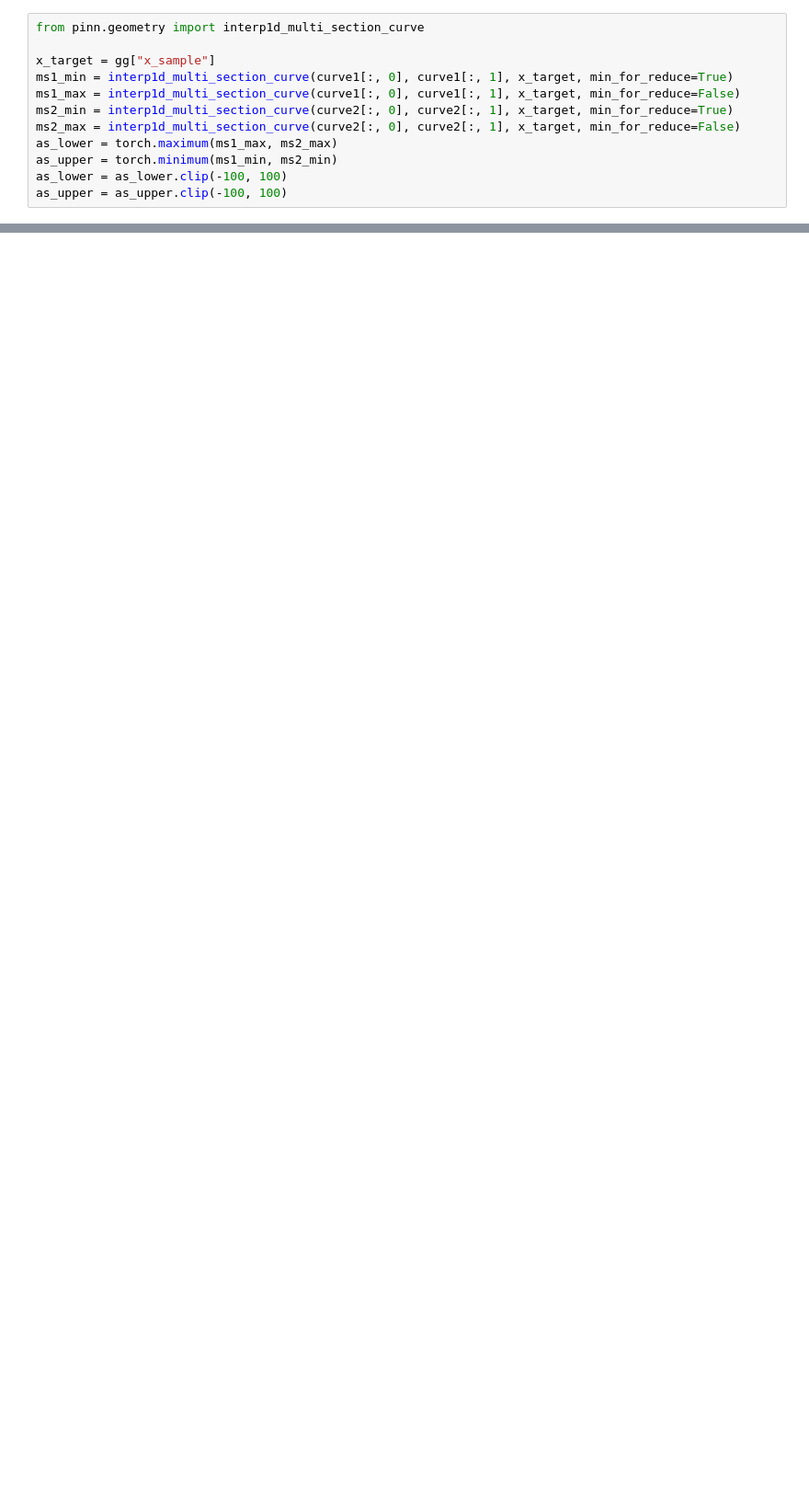
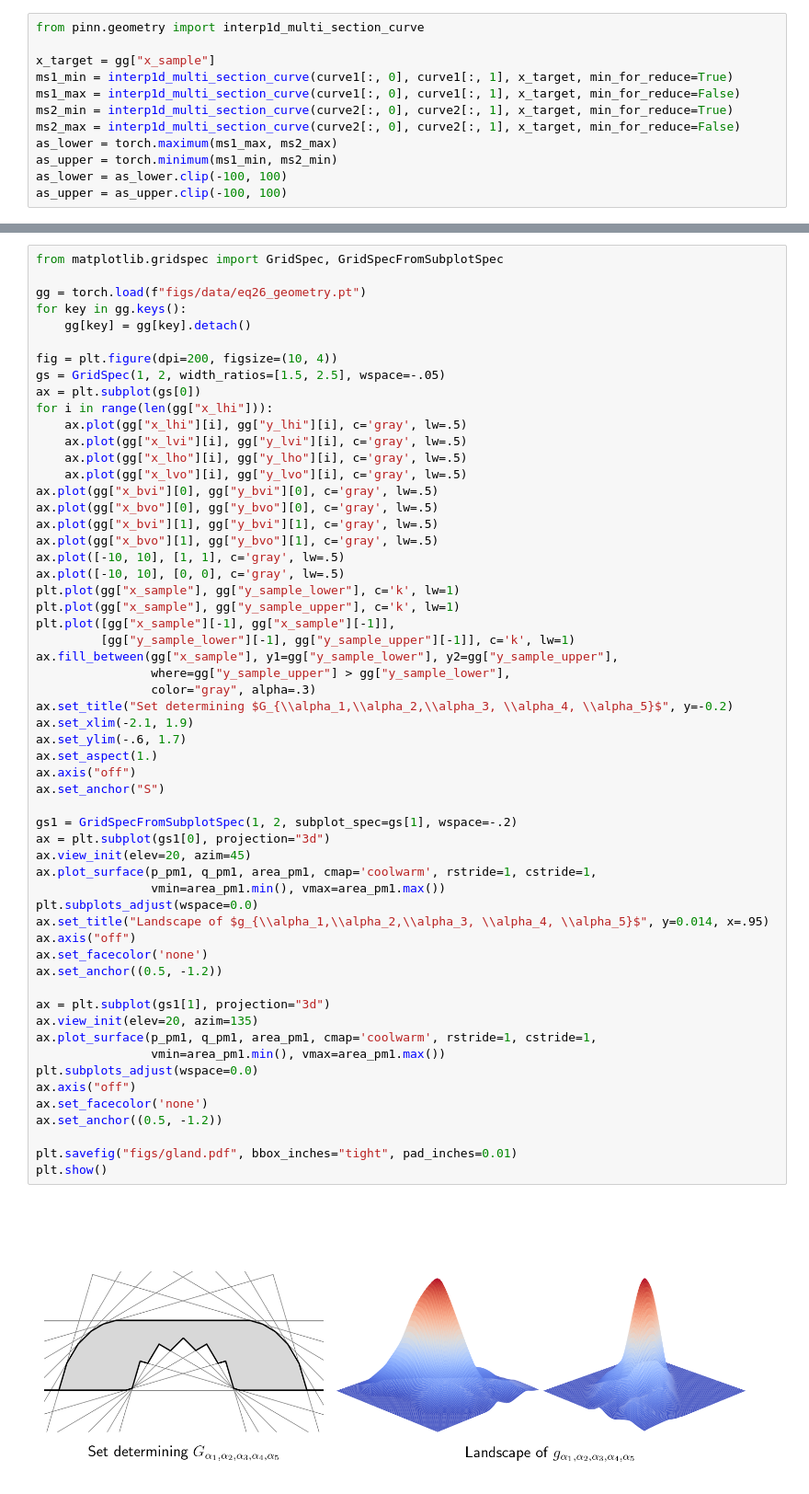
Before and after one commit to kuangdai/sofa, a Jupyter notebook: paper.ipynb, the cells around one changed output, grey strips where cells are left out. Shown at 92% size. Cells and saved outputs as stored; diff of their text form; blank space fills up the shorter version.

```diff
--- a/paper.ipynb
+++ b/paper.ipynb
@@ -496,0 +592,59 @@ print(ns[torch.abs(torch.tensor(areas) - 1.0001 * 2.219532).argmin()])
+# %%
+from matplotlib.gridspec import GridSpec, GridSpecFromSubplotSpec
+
+gg = torch.load(f"figs/data/eq26_geometry.pt")
+for key in gg.keys():
+    gg[key] = gg[key].detach()
+
+fig = plt.figure(dpi=200, figsize=(10, 4))
+gs = GridSpec(1, 2, width_ratios=[1.5, 2.5], wspace=-.05)
+ax = plt.subplot(gs[0])
+for i in range(len(gg["x_lhi"])):
+    ax.plot(gg["x_lhi"][i], gg["y_lhi"][i], c='gray', lw=.5)
+    ax.plot(gg["x_lvi"][i], gg["y_lvi"][i], c='gray', lw=.5)
+    ax.plot(gg["x_lho"][i], gg["y_lho"][i], c='gray', lw=.5)
+    ax.plot(gg["x_lvo"][i], gg["y_lvo"][i], c='gray', lw=.5)
+ax.plot(gg["x_bvi"][0], gg["y_bvi"][0], c='gray', lw=.5)
+ax.plot(gg["x_bvo"][0], gg["y_bvo"][0], c='gray', lw=.5)
+ax.plot(gg["x_bvi"][1], gg["y_bvi"][1], c='gray', lw=.5)
+ax.plot(gg["x_bvo"][1], gg["y_bvo"][1], c='gray', lw=.5)
+ax.plot([-10, 10], [1, 1], c='gray', lw=.5)
+ax.plot([-10, 10], [0, 0], c='gray', lw=.5)
+plt.plot(gg["x_sample"], gg["y_sample_lower"], c='k', lw=1)
+plt.plot(gg["x_sample"], gg["y_sample_upper"], c='k', lw=1)
+plt.plot([gg["x_sample"][-1], gg["x_sample"][-1]],
+         [gg["y_sample_lower"][-1], gg["y_sample_upper"][-1]], c='k', lw=1)
+ax.fill_between(gg["x_sample"], y1=gg["y_sample_lower"], y2=gg["y_sample_upper"],
+                where=gg["y_sample_upper"] > gg["y_sample_lower"],
+                color="gray", alpha=.3)
+ax.set_title("Set determining $G_{\\alpha_1,\\alpha_2,\\alpha_3, \\alpha_4, \\alpha_5}$", y=-0.2)
+ax.set_xlim(-2.1, 1.9)
+ax.set_ylim(-.6, 1.7)
+ax.set_aspect(1.)
+ax.axis("off")
+ax.set_anchor("S")
+
+gs1 = GridSpecFromSubplotSpec(1, 2, subplot_spec=gs[1], wspace=-.2)
+ax = plt.subplot(gs1[0], projection="3d")
+ax.view_init(elev=20, azim=45)
+ax.plot_surface(p_pm1, q_pm1, area_pm1, cmap='coolwarm', rstride=1, cstride=1,
+                vmin=area_pm1.min(), vmax=area_pm1.max())
+plt.subplots_adjust(wspace=0.0)
+ax.set_title("Landscape of $g_{\\alpha_1,\\alpha_2,\\alpha_3, \\alpha_4, \\alpha_5}$", y=0.014, x=.95)
+ax.axis("off")
+ax.set_facecolor('none')
+ax.set_anchor((0.5, -1.2))
+
+ax = plt.subplot(gs1[1], projection="3d")
+ax.view_init(elev=20, azim=135)
+ax.plot_surface(p_pm1, q_pm1, area_pm1, cmap='coolwarm', rstride=1, cstride=1,
+                vmin=area_pm1.min(), vmax=area_pm1.max())
+plt.subplots_adjust(wspace=0.0)
+ax.axis("off")
+ax.set_facecolor('none')
+ax.set_anchor((0.5, -1.2))
+
+plt.savefig("figs/gland.pdf", bbox_inches="tight", pad_inches=0.01)
+plt.show()
+# %% [output]
+[figure, added]
```
Also changed, not shown: parts of 10 cells of this notebook, 13 other files.
